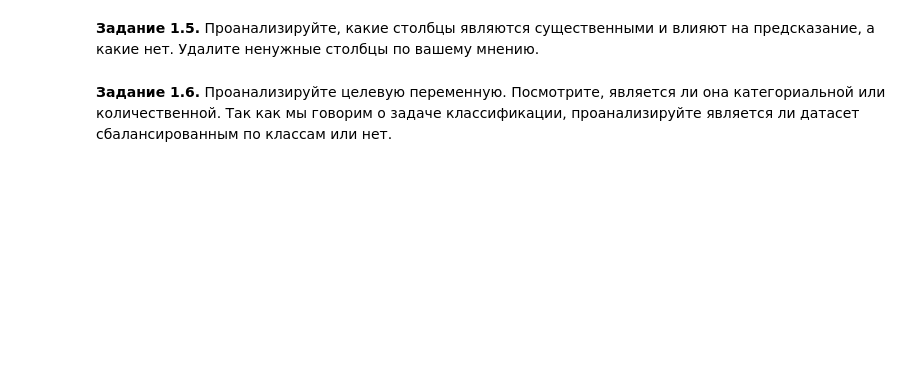
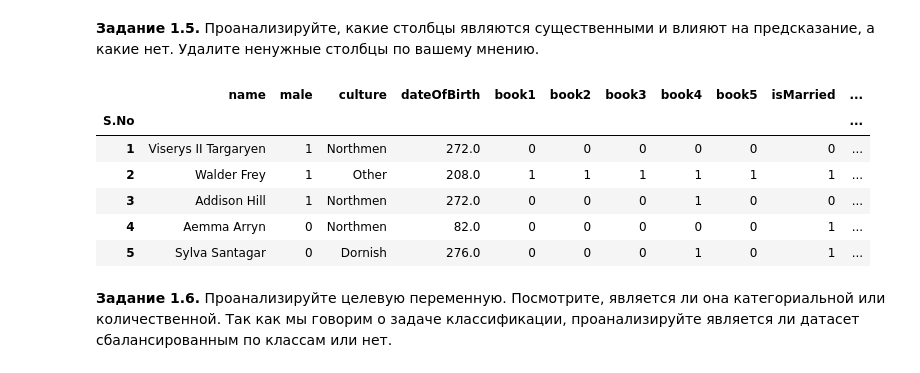
Before and after one commit to OldPetyaTrucker/MuratSamsung, a Jupyter notebook: week_01_ml_intro/Homework/hw_1_game_of_thrones.ipynb, the cells around one changed output. Drawn from its saved outputs; the diff is of its cells as text; code cells hidden in the pictures; blank space fills up the shorter version.

```diff
--- a/week_01_ml_intro/Homework/hw_1_game_of_thrones.ipynb
+++ b/week_01_ml_intro/Homework/hw_1_game_of_thrones.ipynb
@@ -327,6 +327,17 @@ test_df['culture'] = test_df['culture'].apply(unify_culture)  # Если ест
 # %% [markdown]
 **Задание 1.5.** Проанализируйте, какие столбцы являются существенными и влияют на предсказание, а какие нет. Удалите ненужные столбцы по вашему мнению.
 # %%
-df.drop(columns=[...], inplace = True)
+df.drop(columns=['house'], inplace = True)
+df.drop(columns=['title'], inplace = True)
+# %%
+df.head()
+# %% [output]
+|  | name | male | culture | dateOfBirth | book1 | book2 | book3 | book4 | book5 | isMarried | ... |
+| S.No |  |  |  |  |  |  |  |  |  |  | ... |
+| 1 | Viserys II Targaryen | 1 | Northmen | 272.0 | 0 | 0 | 0 | 0 | 0 | 0 | ... |
+| 2 | Walder Frey | 1 | Other | 208.0 | 1 | 1 | 1 | 1 | 1 | 1 | ... |
+| 3 | Addison Hill | 1 | Northmen | 272.0 | 0 | 0 | 0 | 1 | 0 | 0 | ... |
+| 4 | Aemma Arryn | 0 | Northmen | 82.0 | 0 | 0 | 0 | 0 | 0 | 1 | ... |
+| 5 | Sylva Santagar | 0 | Dornish | 276.0 | 0 | 0 | 0 | 1 | 0 | 1 | ... |
 # %% [markdown]
 **Задание 1.6.** Проанализируйте целевую переменную. Посмотрите, является ли она категориальной или количественной. Так как мы говорим о задаче классификации, проанализируйте является ли датасет сбалансированным по классам или нет.
```
Also changed, not shown: parts of 2 cells of this notebook.
